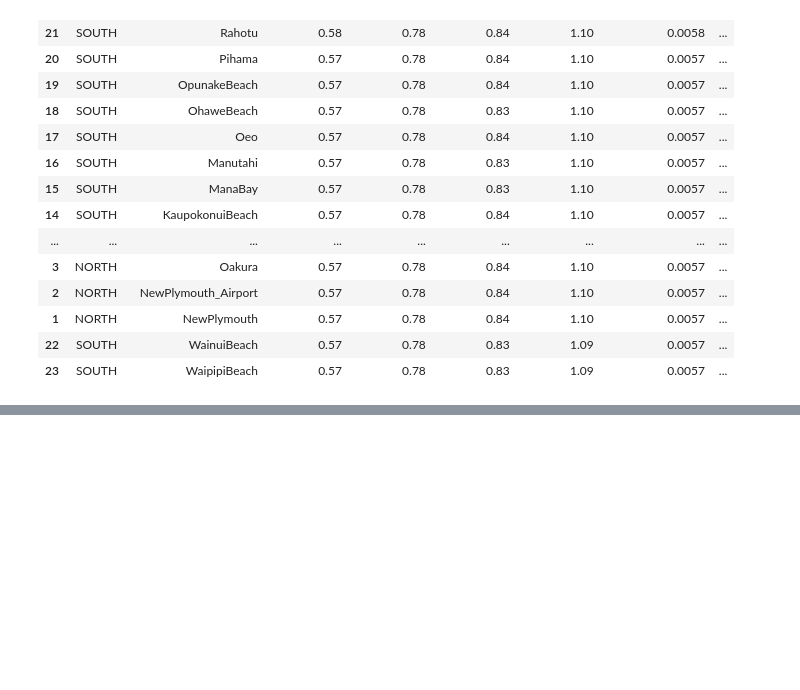
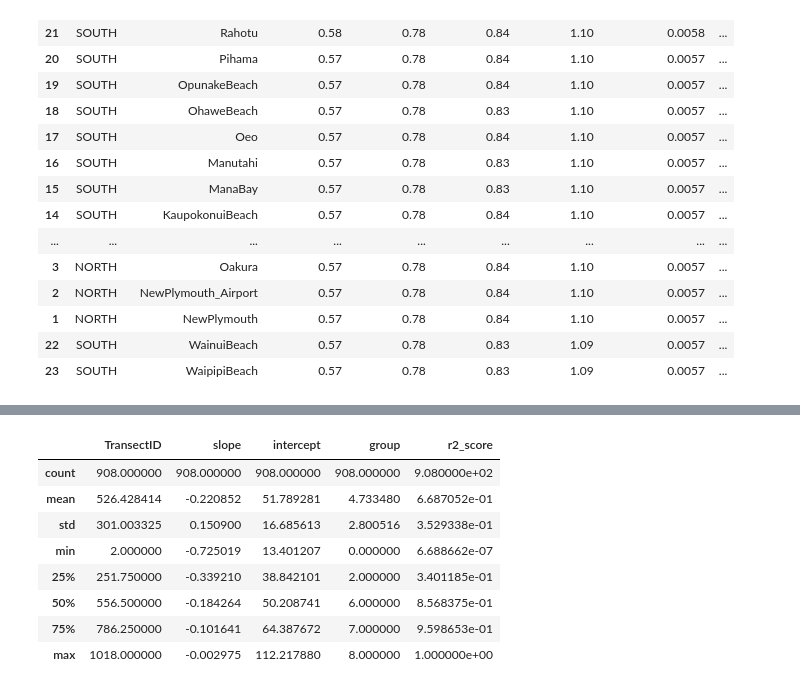
Before and after one commit to RNC-Research-Group/CliffErosion_Projections, a Jupyter notebook: Hindcast.ipynb, the cells around one changed output, grey strips where cells are left out. Drawn from its saved outputs; the diff is of its cells as text; code cells hidden in the pictures; blank space fills up the shorter version.

Commit message:
check r2_score

```diff
--- a/Hindcast.ipynb
+++ b/Hindcast.ipynb
@@ -62,3 +62,15 @@ linear_models
+# %%
+linear_models.describe()
+# %% [output]
+|  | TransectID | slope | intercept | group | r2_score |
+| count | 908.000000 | 908.000000 | 908.000000 | 908.000000 | 9.080000e+02 |
+| mean | 526.428414 | -0.220852 | 51.789281 | 4.733480 | 6.687052e-01 |
+| std | 301.003325 | 0.150900 | 16.685613 | 2.800516 | 3.529338e-01 |
+| min | 2.000000 | -0.725019 | 13.401207 | 0.000000 | 6.688662e-07 |
+| 25% | 251.750000 | -0.339210 | 38.842101 | 2.000000 | 3.401185e-01 |
+| 50% | 556.500000 | -0.184264 | 50.208741 | 6.000000 | 8.568375e-01 |
+| 75% | 786.250000 | -0.101641 | 64.387672 | 7.000000 | 9.598653e-01 |
+| max | 1018.000000 | -0.002975 | 112.217880 | 8.000000 | 1.000000e+00 |
 # %%
 # Find the closest data point to 2000
 gdf["years_since_2000"] = (gdf.Year - 2000).abs()
```
Also changed, not shown: parts of 13 cells of this notebook, 1 other file.
